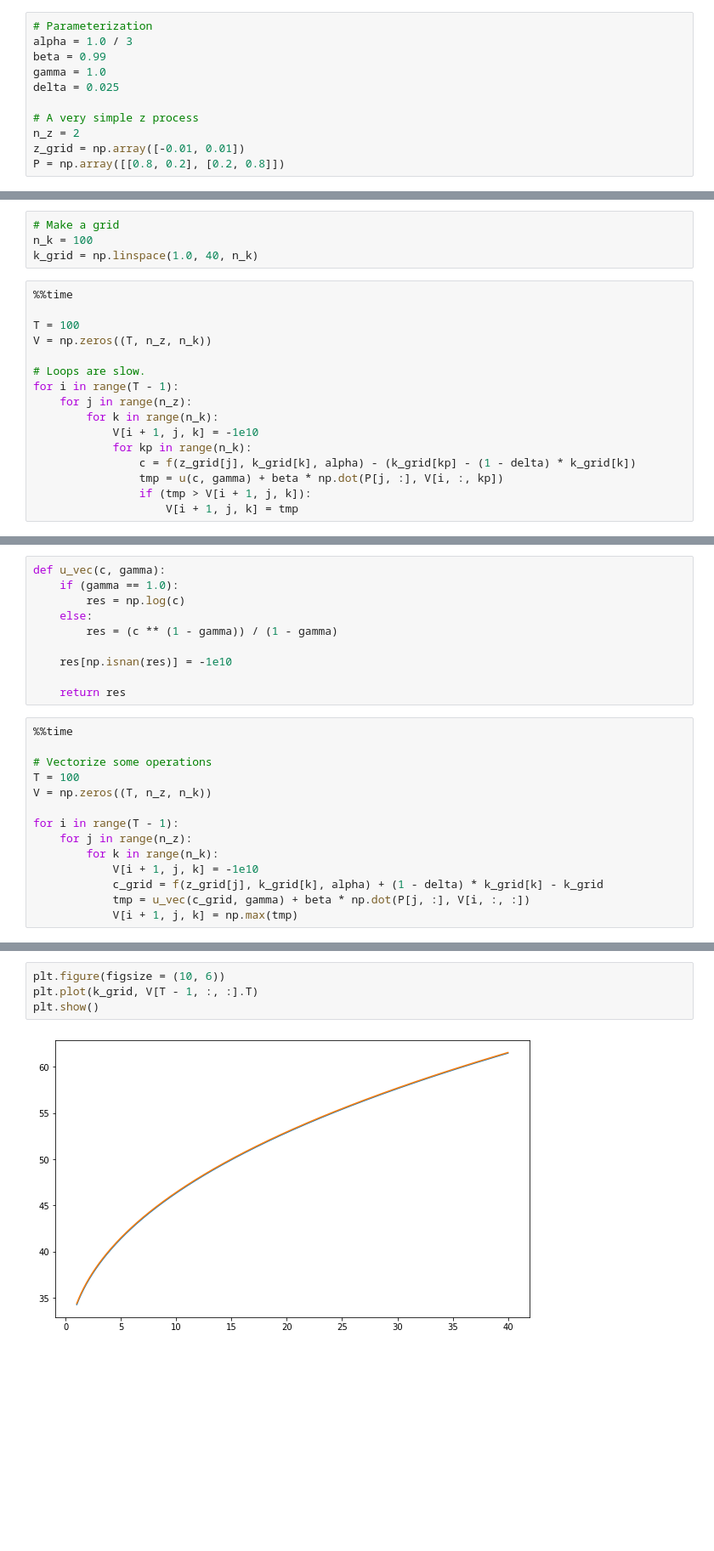
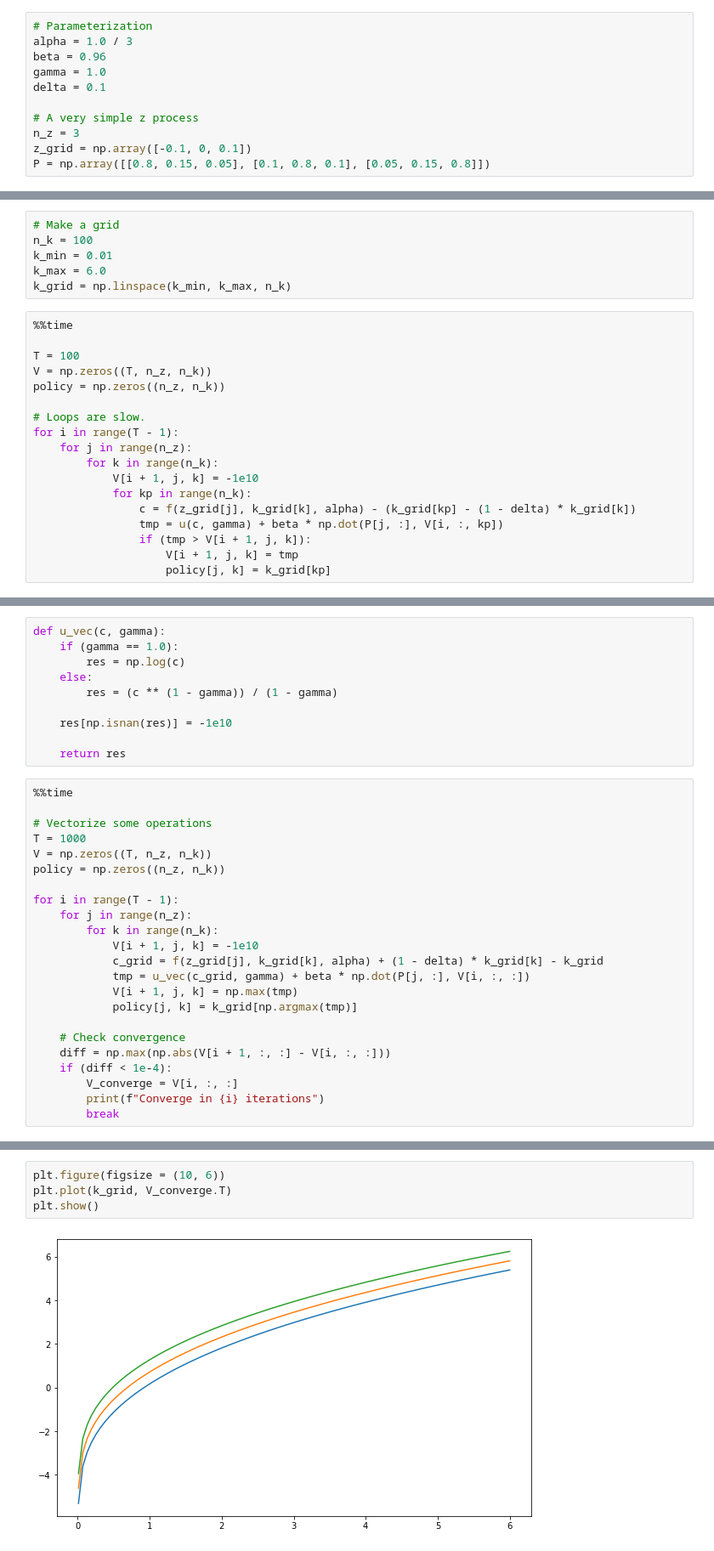
Before and after one commit to wupeifan/ECON_407_Fall2020, a Jupyter notebook: Notebooks/RBC_solve.ipynb, the cells around one changed output, grey strips where cells are left out. Shown: that part at 85% size. Saved outputs shown, nothing was run; the diff lists cells and outputs as text; blank space fills up the shorter version.

```diff
--- a/Notebooks/RBC_solve.ipynb
+++ b/Notebooks/RBC_solve.ipynb
@@ -9,14 +9,14 @@ import matplotlib.pyplot as plt
 # %%
 # Parameterization
 alpha = 1.0 / 3
-beta = 0.99
+beta = 0.96
 gamma = 1.0
-delta = 0.025
+delta = 0.1
 
 # A very simple z process
-n_z = 2
-z_grid = np.array([-0.01, 0.01])
-P = np.array([[0.8, 0.2], [0.2, 0.8]])
+n_z = 3
+z_grid = np.array([-0.1, 0, 0.1])
+P = np.array([[0.8, 0.15, 0.05], [0.1, 0.8, 0.1], [0.05, 0.15, 0.8]])
 # %%
 # Utility function
 def u(c, gamma):
@@ -35,12 +46,15 @@ Up to now are some parameterizations and function definitions.
 # %%
 # Make a grid
 n_k = 100
-k_grid = np.linspace(1.0, 40, n_k)
+k_min = 0.01
+k_max = 6.0
+k_grid = np.linspace(k_min, k_max, n_k)
 # %%
 %%time
 
 T = 100
 V = np.zeros((T, n_z, n_k))
+policy = np.zeros((n_z, n_k))
 
 # Loops are slow.
 for i in range(T - 1):
@@ -52,4 +66,5 @@ for i in range(T - 1):
                 tmp = u(c, gamma) + beta * np.dot(P[j, :], V[i, :, kp])
                 if (tmp > V[i + 1, j, k]):
                     V[i + 1, j, k] = tmp
+                    policy[j, k] = k_grid[kp]
 # %% [output]
@@ -74,8 +96,9 @@ def u_vec(c, gamma):
 %%time
 
 # Vectorize some operations
-T = 100
+T = 1000
 V = np.zeros((T, n_z, n_k))
+policy = np.zeros((n_z, n_k))
 
 for i in range(T - 1):
     for j in range(n_z):
@@ -84,4 +107,12 @@ for i in range(T - 1):
             c_grid = f(z_grid[j], k_grid[k], alpha) + (1 - delta) * k_grid[k] - k_grid
             tmp = u_vec(c_grid, gamma) + beta * np.dot(P[j, :], V[i, :, :])
             V[i + 1, j, k] = np.max(tmp)
+            policy[j, k] = k_grid[np.argmax(tmp)]
+
+    # Check convergence
+    diff = np.max(np.abs(V[i + 1, :, :] - V[i, :, :]))
+    if (diff < 1e-4):
+        V_converge = V[i, :, :]
+        print(f"Converge in {i} iterations")
+        break
 # %% [output]
@@ -89,9 +121,9 @@ Wall time: 418 ms
 # %%
 plt.figure(figsize = (10, 6))
-plt.plot(k_grid, V[T - 1, :, :].T)
+plt.plot(k_grid, V_converge.T)
 plt.show()
 # %% [output]
-[figure, old version]
+[figure, new version]
 # %%
 # Scale up a bit?
 n_k = 1000
```
Also changed, not shown: parts of 13 cells of this notebook, 1 other file.
